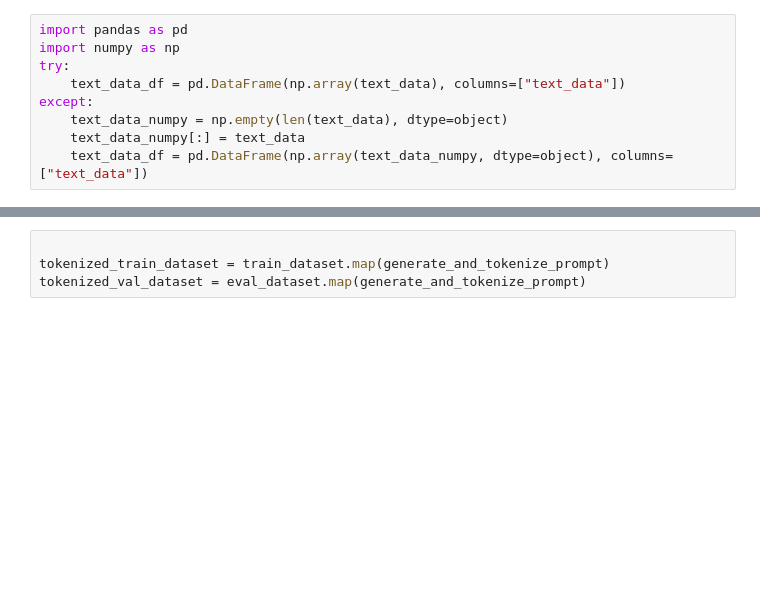
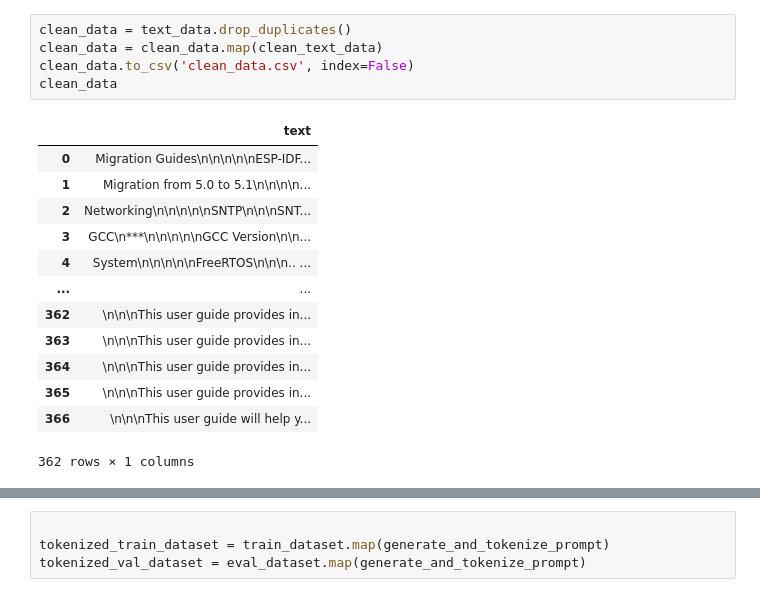
Before and after one commit to gouthamsk98/LLM-Adaptive-Course-Evaluation-Training, a Jupyter notebook: dataset_preprocessor.ipynb, the cells around one changed output, grey strips where cells are left out. Drawn from its saved outputs; the diff is of its cells as text; blank space fills up the shorter version.

```diff
--- a/dataset_preprocessor.ipynb
+++ b/dataset_preprocessor.ipynb
@@ -68,9 +141,19 @@ text_data
-# %%
-import pandas as pd
-import numpy as np
-try:
-    text_data_df = pd.DataFrame(np.array(text_data), columns=["text_data"])
-except:
-    text_data_numpy = np.empty(len(text_data), dtype=object)
-    text_data_numpy[:] = text_data
-    text_data_df = pd.DataFrame(np.array(text_data_numpy, dtype=object), columns=["text_data"])
+# %%
+clean_data = text_data.drop_duplicates()
+clean_data = clean_data.map(clean_text_data)
+clean_data.to_csv('clean_data.csv', index=False)
+clean_data
+# %% [output]
+|  | text |
+| 0 | Migration Guides\n\n\n\n\nESP-IDF... |
+| 1 | Migration from 5.0 to 5.1\n\n\n\n... |
+| 2 | Networking\n\n\n\n\nSNTP\n\n\nSNT... |
+| 3 | GCC\n***\n\n\n\n\nGCC Version\n\n... |
+| 4 | System\n\n\n\n\nFreeRTOS\n\n\n.. ... |
+| ... | ... |
+| 362 | \n\n\nThis user guide provides in... |
+| 363 | \n\n\nThis user guide provides in... |
+| 364 | \n\n\nThis user guide provides in... |
+| 365 | \n\n\nThis user guide provides in... |
+| 366 | \n\n\nThis user guide will help y... |
+362 rows × 1 columns
```
Also changed, not shown: parts of 31 cells of this notebook, 12 other files.
